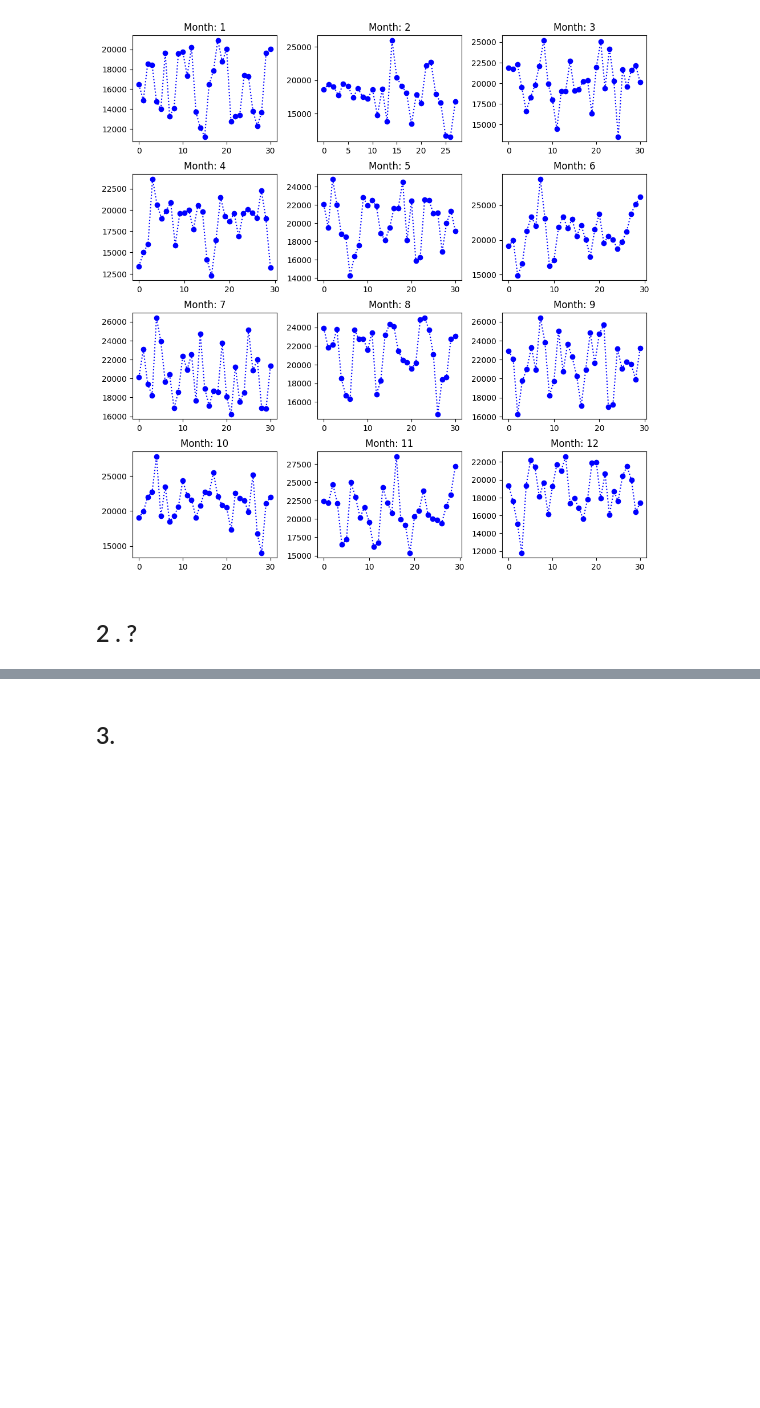
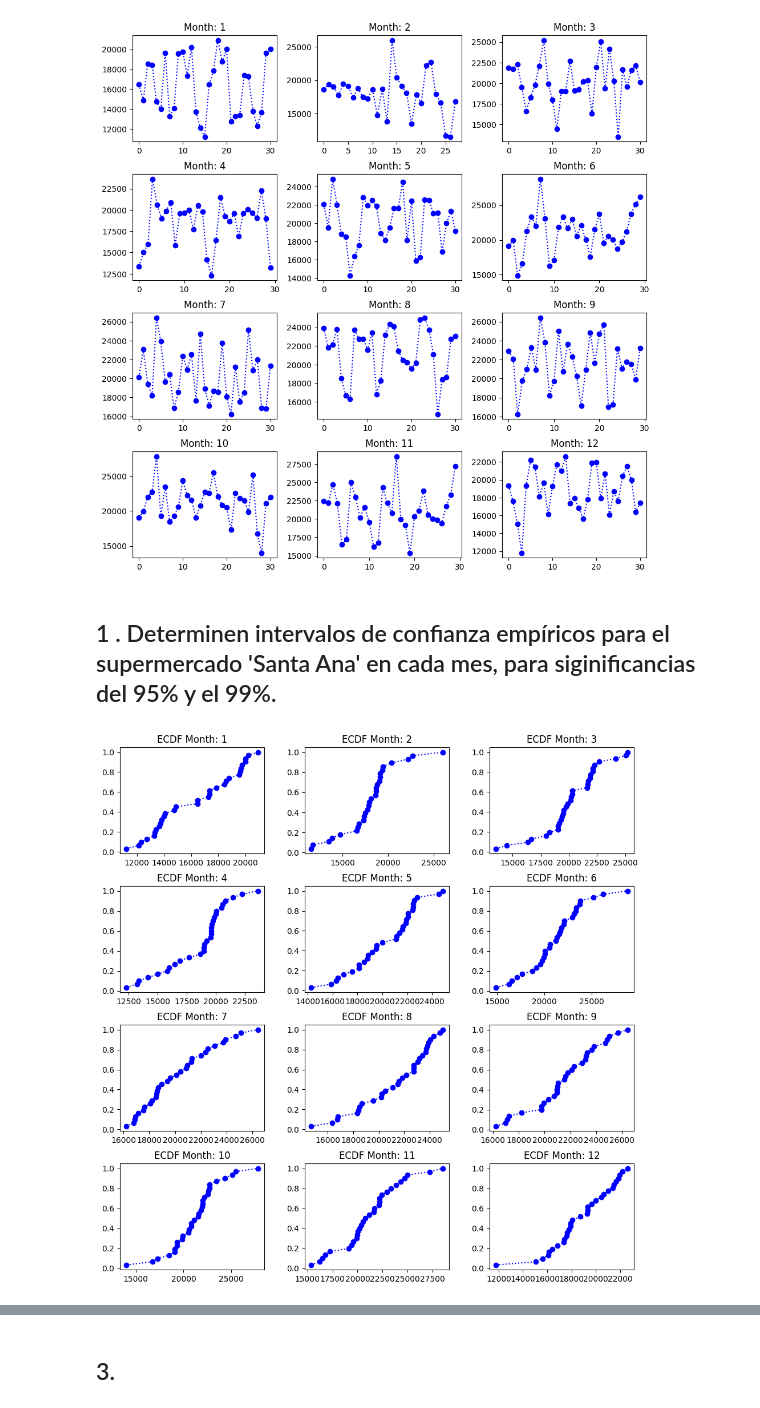
Before and after one commit to gx-ceia-tps/tp3-peia, a Jupyter notebook: tp3-peia-project/tp-final-peia.ipynb, the cells around one changed output, grey strips where cells are left out. Saved outputs shown, nothing was run; the diff lists cells and outputs as text; code cells hidden in the pictures; blank space fills up the shorter version.

```diff
--- a/tp3-peia-project/tp-final-peia.ipynb
+++ b/tp3-peia-project/tp-final-peia.ipynb
@@ -41,4 +41,13 @@ plot_sales(sales_per_month,  month_sale_plot_fun , title='Month')
 # %% [output]
 [figure]
 # %% [markdown]
-## 2 . ?
+## 1 . Determinen intervalos de confianza empíricos para el supermercado 'Santa Ana' en cada mes, para siginificancias del 95% y el 99%.
+# %%
+from statsmodels.distributions.empirical_distribution import ECDF
+ecdf_per_month= list(map(lambda x: ECDF(x), sales_per_month))
+def month_ecdf_plot_fun(data, ax):
+    # print('data:', data)
+    ax.plot(data.x, data.y, color='blue', linestyle=':', marker='o')
+plot_sales(ecdf_per_month,  month_ecdf_plot_fun , title='ECDF Month')
+# %% [output]
+[figure, added]
```
Also changed, not shown: parts of 3 cells of this notebook.
